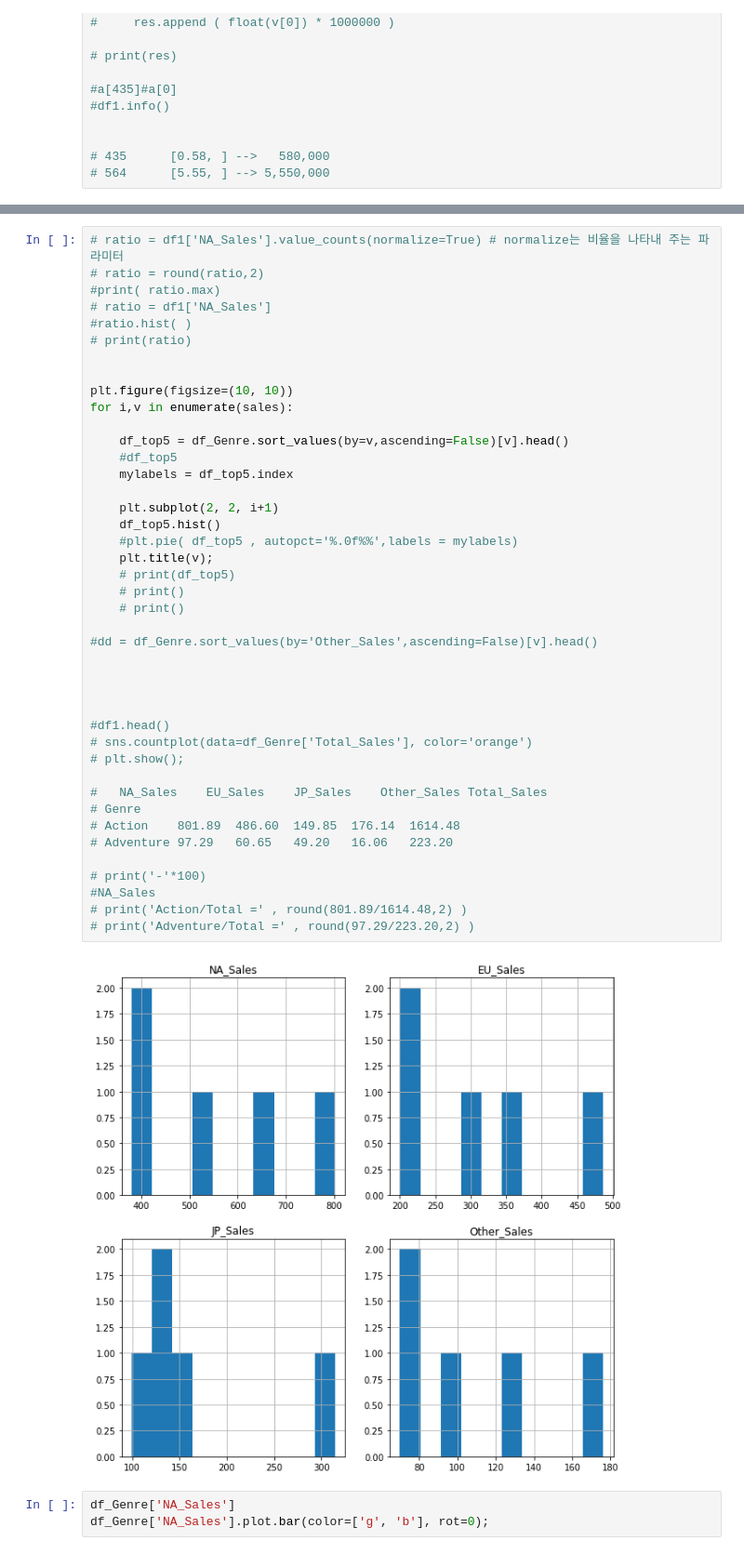
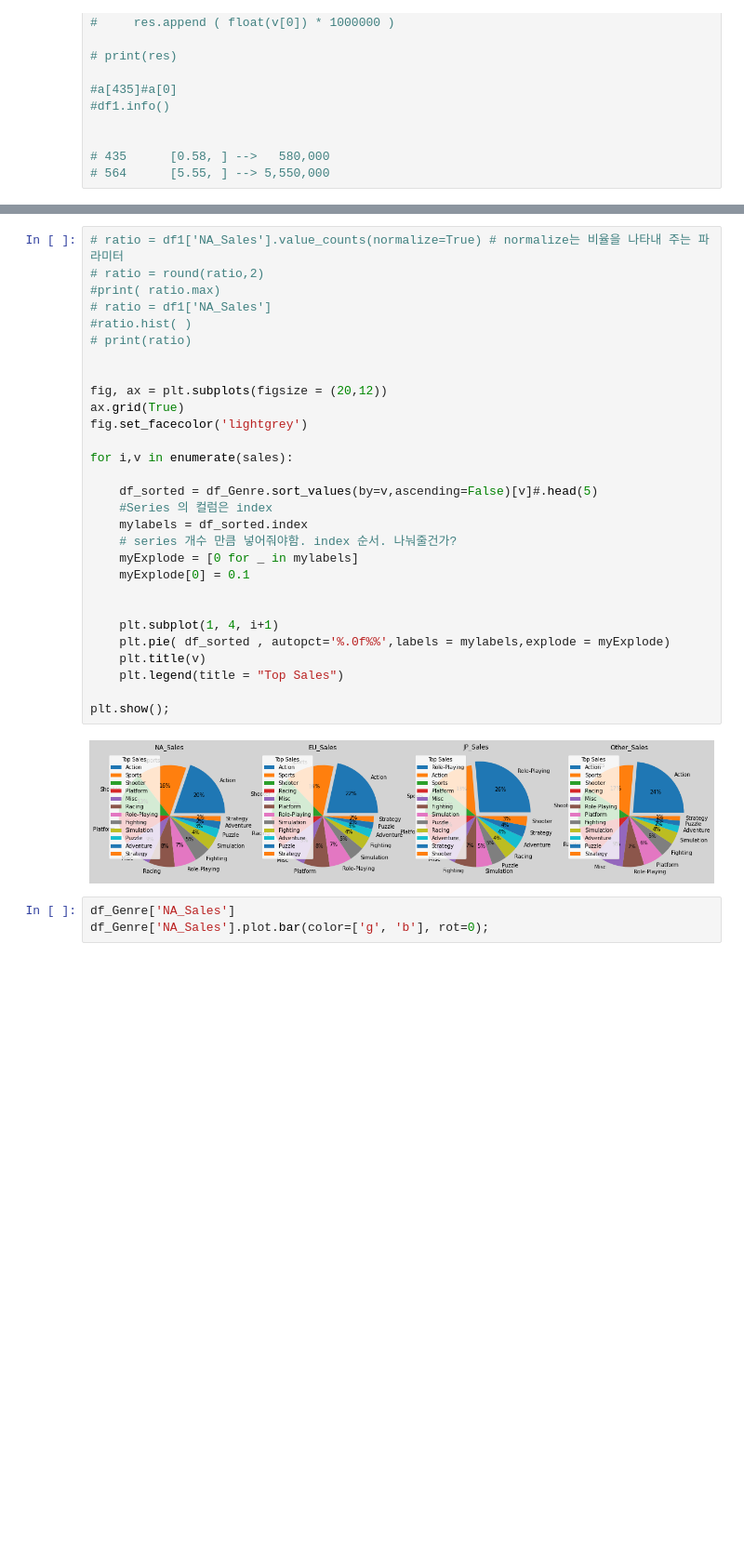
Before and after one commit to letssoar/CodeStatesProject, a Jupyter notebook: section1/colab_1.ipynb, the cells around one changed output, grey strips where cells are left out. Shown at 93% size. Drawn from its saved outputs; the diff is of its cells as text; blank space fills up the shorter version.

Commit message:
pie chart 로 시각화

```diff
--- a/section1/colab_1.ipynb
+++ b/section1/colab_1.ipynb
@@ -207,47 +207,34 @@ df_Genre
 # %%
 # ratio = df1['NA_Sales'].value_counts(normalize=True) # normalize는 비율을 나타내 주는 파라미터
 # ratio = round(ratio,2)
 #print( ratio.max)
 # ratio = df1['NA_Sales']
 #ratio.hist( )
 # print(ratio)
 
 
-plt.figure(figsize=(10, 10))
+fig, ax = plt.subplots(figsize = (20,12))
+ax.grid(True)
+fig.set_facecolor('lightgrey')
+
 for i,v in enumerate(sales):
 
-    df_top5 = df_Genre.sort_values(by=v,ascending=False)[v].head()
-    #df_top5
-    mylabels = df_top5.index
-
-    plt.subplot(2, 2, i+1)
-    df_top5.hist()
-    #plt.pie( df_top5 , autopct='%.0f%%',labels = mylabels)
-    plt.title(v);
-    # print(df_top5)
-    # print()
-    # print()
-
-#dd = df_Genre.sort_values(by='Other_Sales',ascending=False)[v].head()
+    df_sorted = df_Genre.sort_values(by=v,ascending=False)[v]#.head(5)
+    #Series 의 컬럼은 index
+    mylabels = df_sorted.index
+    # series 개수 만큼 넣어줘야함. index 순서. 나눠줄건가?
+    myExplode = [0 for _ in mylabels]
+    myExplode[0] = 0.1
 
 
+    plt.subplot(1, 4, i+1)
+    plt.pie( df_sorted , autopct='%.0f%%',labels = mylabels,explode = myExplode)
+    plt.title(v)
+    plt.legend(title = "Top Sales")
 
-
-#df1.head()
-# sns.countplot(data=df_Genre['Total_Sales'], color='orange')
-# plt.show();
-
-# 	NA_Sales	EU_Sales	JP_Sales	Other_Sales	Total_Sales
-# Genre
-# Action	801.89	486.60	149.85	176.14	1614.48
-# Adventure	97.29	60.65	49.20	16.06	223.20
-
-# print('-'*100)
-#NA_Sales
-# print('Action/Total =' , round(801.89/1614.48,2) )
-# print('Adventure/Total =' , round(97.29/223.20,2) )
+plt.show();
 # %% [output]
-[figure, old version]
+[figure, new version]
 # %%
 df_Genre['NA_Sales']
 df_Genre['NA_Sales'].plot.bar(color=['g', 'b'], rot=0);
```
Also changed, not shown: parts of 2 cells of this notebook.
